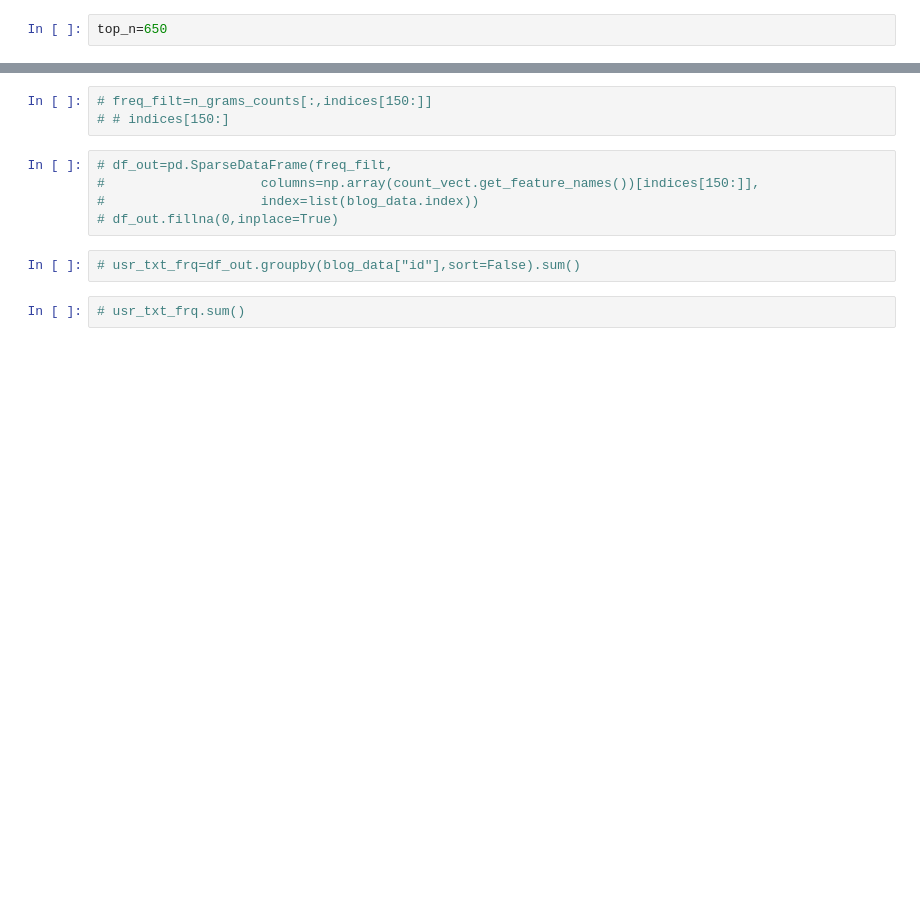
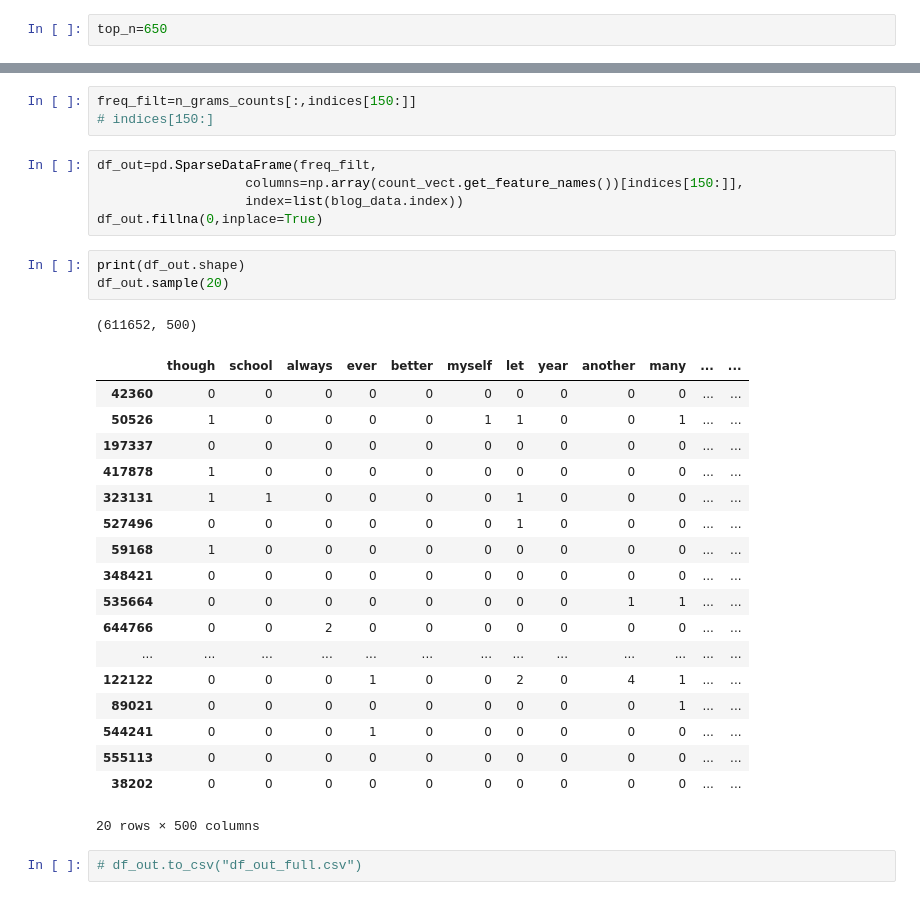
Before and after one commit to Yagwar/Whale-Jaguar, a Jupyter notebook: Preprocesamiento-texto (Words-Freq).ipynb, the cells around one changed output, grey strips where cells are left out. Cells and saved outputs as stored; diff of their text form; blank space fills up the shorter version.

```diff
--- a/Preprocesamiento-texto (Words-Freq).ipynb
+++ b/Preprocesamiento-texto (Words-Freq).ipynb
@@ -146,12 +142,33 @@ Text(0.5, 1.0, 'Term info sorted  log_y top removal')
 # %%
-# freq_filt=n_grams_counts[:,indices[150:]]
-# # indices[150:]
+freq_filt=n_grams_counts[:,indices[150:]]
+# indices[150:]
 # %%
-# df_out=pd.SparseDataFrame(freq_filt,
-#                    columns=np.array(count_vect.get_feature_names())[indices[150:]],
-#                    index=list(blog_data.index))
-# df_out.fillna(0,inplace=True)
+df_out=pd.SparseDataFrame(freq_filt,
+                   columns=np.array(count_vect.get_feature_names())[indices[150:]],
+                   index=list(blog_data.index))
+df_out.fillna(0,inplace=True)
-# %%
-# usr_txt_frq=df_out.groupby(blog_data["id"],sort=False).sum()
-# %%
-# usr_txt_frq.sum()
+# %%
+print(df_out.shape)
+df_out.sample(20)
+# %% [output]
+(611652, 500)
+|  | though | school | always | ever | better | myself | let | year | another | many | ... | ... |
+| 42360 | 0 | 0 | 0 | 0 | 0 | 0 | 0 | 0 | 0 | 0 | ... | ... |
+| 50526 | 1 | 0 | 0 | 0 | 0 | 1 | 1 | 0 | 0 | 1 | ... | ... |
+| 197337 | 0 | 0 | 0 | 0 | 0 | 0 | 0 | 0 | 0 | 0 | ... | ... |
+| 417878 | 1 | 0 | 0 | 0 | 0 | 0 | 0 | 0 | 0 | 0 | ... | ... |
+| 323131 | 1 | 1 | 0 | 0 | 0 | 0 | 1 | 0 | 0 | 0 | ... | ... |
+| 527496 | 0 | 0 | 0 | 0 | 0 | 0 | 1 | 0 | 0 | 0 | ... | ... |
+| 59168 | 1 | 0 | 0 | 0 | 0 | 0 | 0 | 0 | 0 | 0 | ... | ... |
+| 348421 | 0 | 0 | 0 | 0 | 0 | 0 | 0 | 0 | 0 | 0 | ... | ... |
+| 535664 | 0 | 0 | 0 | 0 | 0 | 0 | 0 | 0 | 1 | 1 | ... | ... |
+| 644766 | 0 | 0 | 2 | 0 | 0 | 0 | 0 | 0 | 0 | 0 | ... | ... |
+| ... | ... | ... | ... | ... | ... | ... | ... | ... | ... | ... | ... | ... |
+| 122122 | 0 | 0 | 0 | 1 | 0 | 0 | 2 | 0 | 4 | 1 | ... | ... |
+| 89021 | 0 | 0 | 0 | 0 | 0 | 0 | 0 | 0 | 0 | 1 | ... | ... |
+| 544241 | 0 | 0 | 0 | 1 | 0 | 0 | 0 | 0 | 0 | 0 | ... | ... |
+| 555113 | 0 | 0 | 0 | 0 | 0 | 0 | 0 | 0 | 0 | 0 | ... | ... |
+| 38202 | 0 | 0 | 0 | 0 | 0 | 0 | 0 | 0 | 0 | 0 | ... | ... |
+20 rows × 500 columns
+# %%
+# df_out.to_csv("df_out_full.csv")
```
Also changed, not shown: parts of 13 cells of this notebook, 3 other files.
